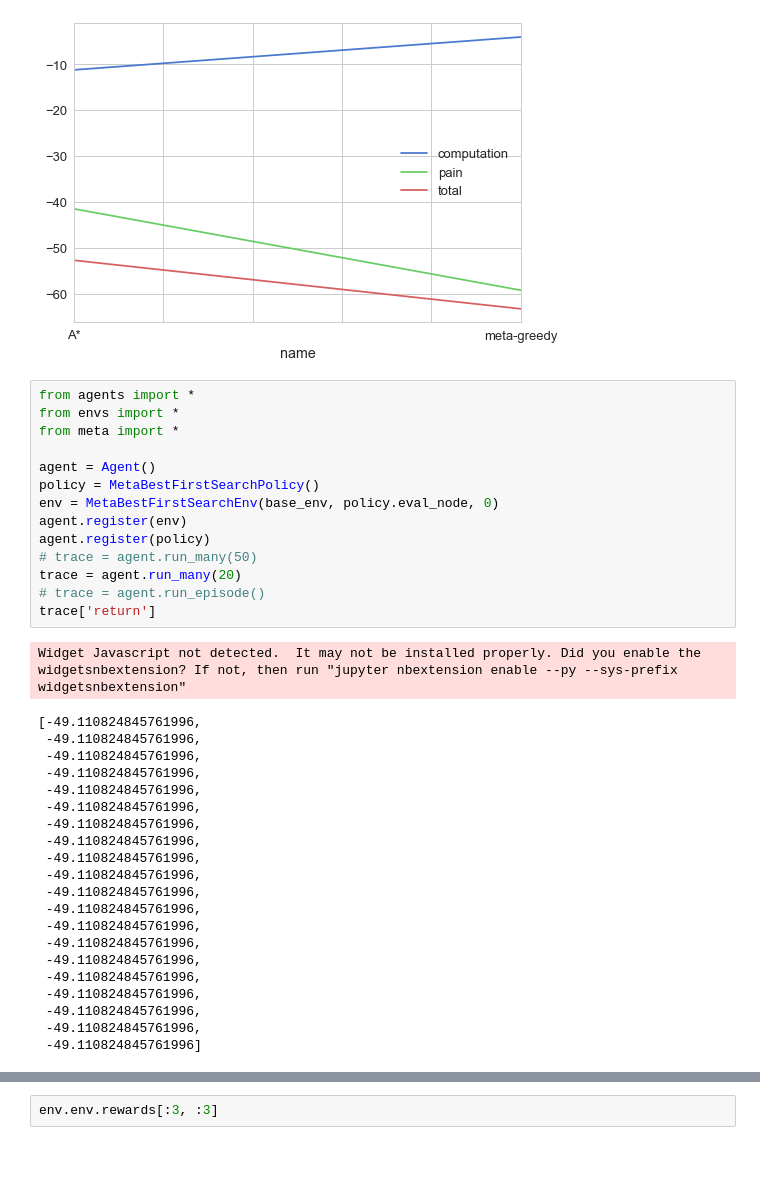
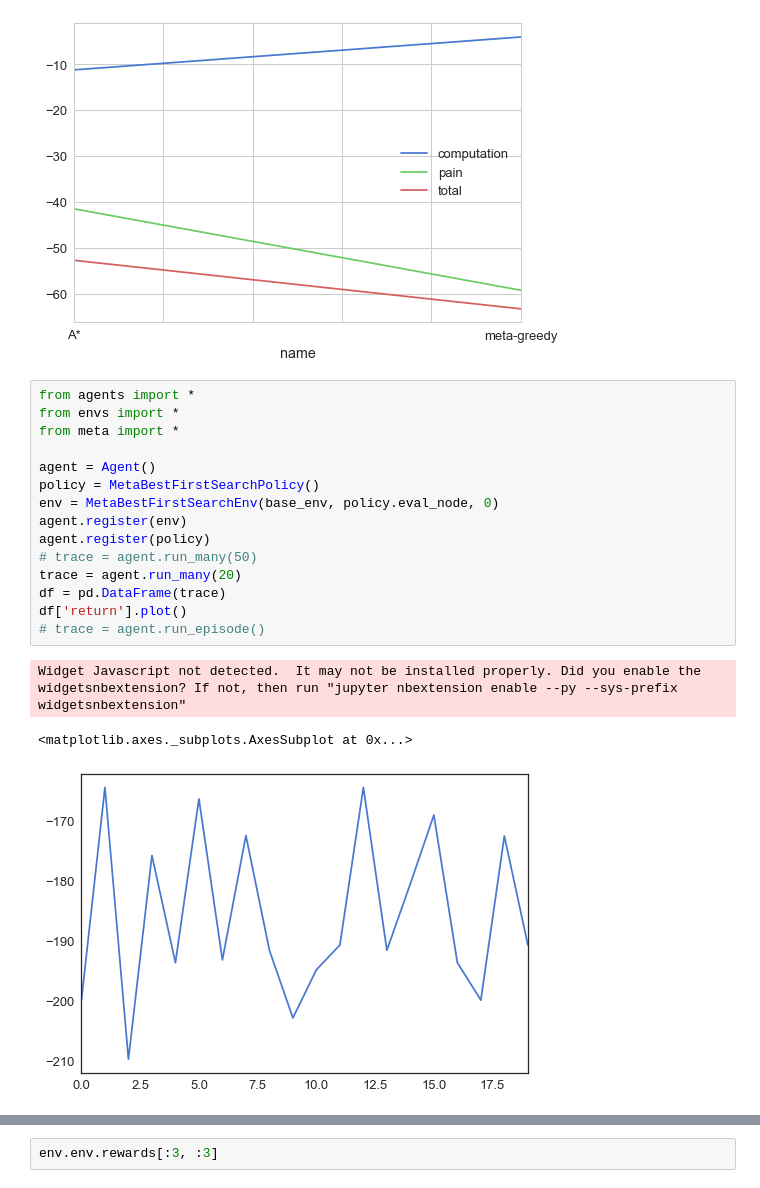
Before and after one commit to fredcallaway/gymrats, a Jupyter notebook: scratch.ipynb, the cells around one changed output, grey strips where cells are left out. Saved outputs shown, nothing was run; the diff lists cells and outputs as text; blank space fills up the shorter version.

```diff
--- a/scratch.ipynb
+++ b/scratch.ipynb
@@ -239,39 +235,22 @@ plt.legend()
 # %%
 from agents import *
 from envs import *
 from meta import *
 
 agent = Agent()
 policy = MetaBestFirstSearchPolicy()
 env = MetaBestFirstSearchEnv(base_env, policy.eval_node, 0)
 agent.register(env)
 agent.register(policy)
 # trace = agent.run_many(50)
 trace = agent.run_many(20)
+df = pd.DataFrame(trace)
+df['return'].plot()
 # trace = agent.run_episode()
-trace['return']
 # %% [output]
 Widget Javascript not detected.  It may not be installed properly. Did you enable the widgetsnbextension? If not, then run "jupyter nbextension enable --py --sys-prefix widgetsnbextension"
-[-49.110824845761996,
- -49.110824845761996,
- -49.110824845761996,
- -49.110824845761996,
- -49.110824845761996,
- -49.110824845761996,
- -49.110824845761996,
- -49.110824845761996,
- -49.110824845761996,
- -49.110824845761996,
- -49.110824845761996,
- -49.110824845761996,
- -49.110824845761996,
- -49.110824845761996,
- -49.110824845761996,
- -49.110824845761996,
- -49.110824845761996,
- -49.110824845761996,
- -49.110824845761996,
- -49.110824845761996]
+<matplotlib.axes._subplots.AxesSubplot at 0x...>
+[figure, added]
 # %%
 np.stack([w.flat for w in policy.saved['weights']])
 # %% [output]
```
Also changed, not shown: parts of 6 cells of this notebook, 4 other files.
